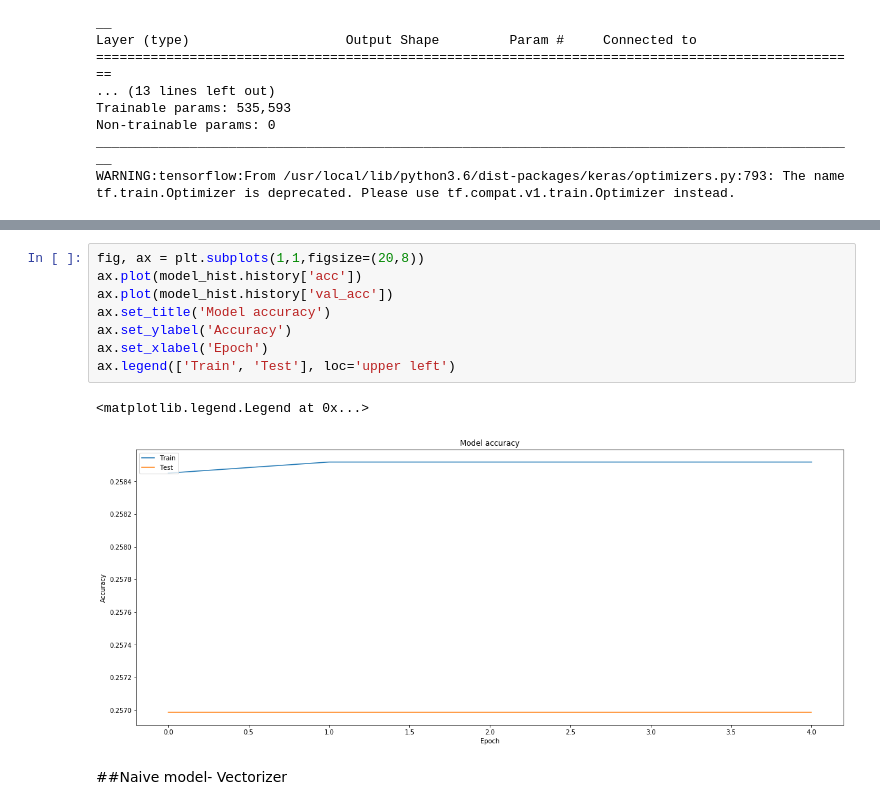
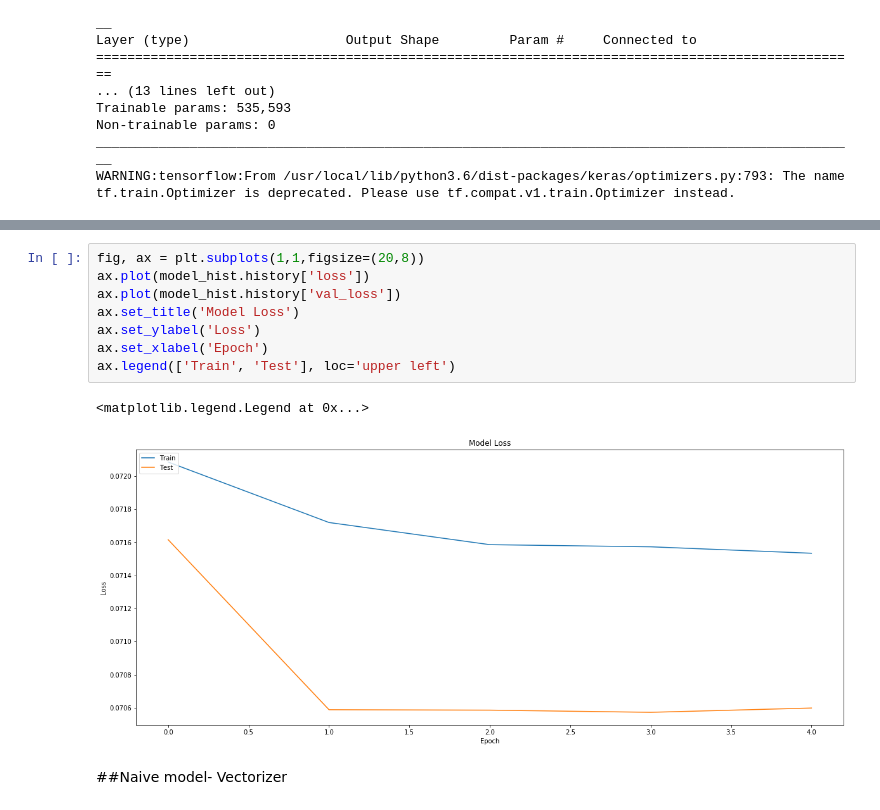
Before and after one commit to EZ6990/DeepLearning, a Jupyter notebook: KaggleHomeDepot.ipynb, the cells around one changed output, grey strips where cells are left out. Saved outputs shown, nothing was run; the diff lists cells and outputs as text.

```diff
--- a/KaggleHomeDepot.ipynb
+++ b/KaggleHomeDepot.ipynb
@@ -290,14 +290,14 @@ Epoch 5/5
 # %%
 fig, ax = plt.subplots(1,1,figsize=(20,8))
-ax.plot(model_hist.history['acc'])
-ax.plot(model_hist.history['val_acc'])
-ax.set_title('Model accuracy')
-ax.set_ylabel('Accuracy')
+ax.plot(model_hist.history['loss'])
+ax.plot(model_hist.history['val_loss'])
+ax.set_title('Model Loss')
+ax.set_ylabel('Loss')
 ax.set_xlabel('Epoch')
 ax.legend(['Train', 'Test'], loc='upper left')
 # %% [output]
 <matplotlib.legend.Legend at 0x...>
-[figure, old version]
+[figure, new version]
 # %% [markdown]
 ##Naive model- Vectorizer
 # %%
```
Also changed, not shown: parts of 10 cells of this notebook.
